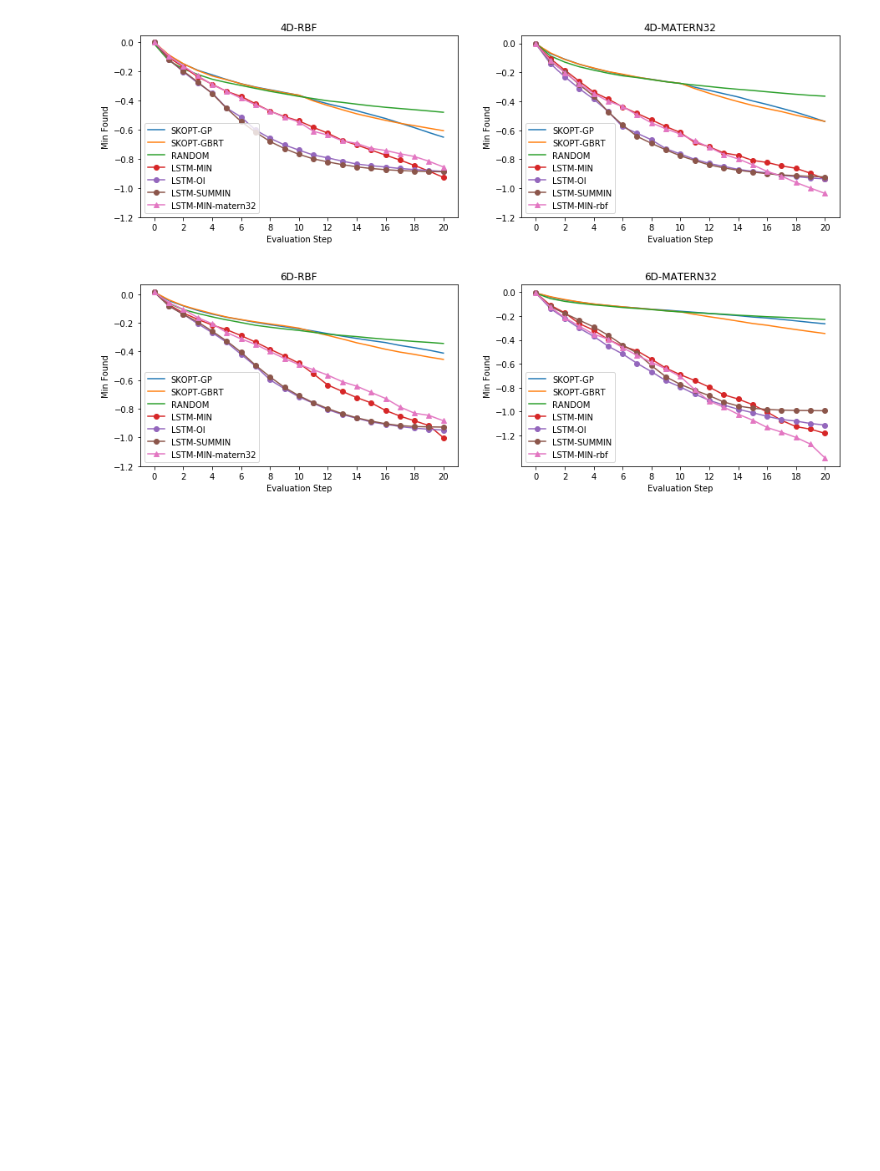
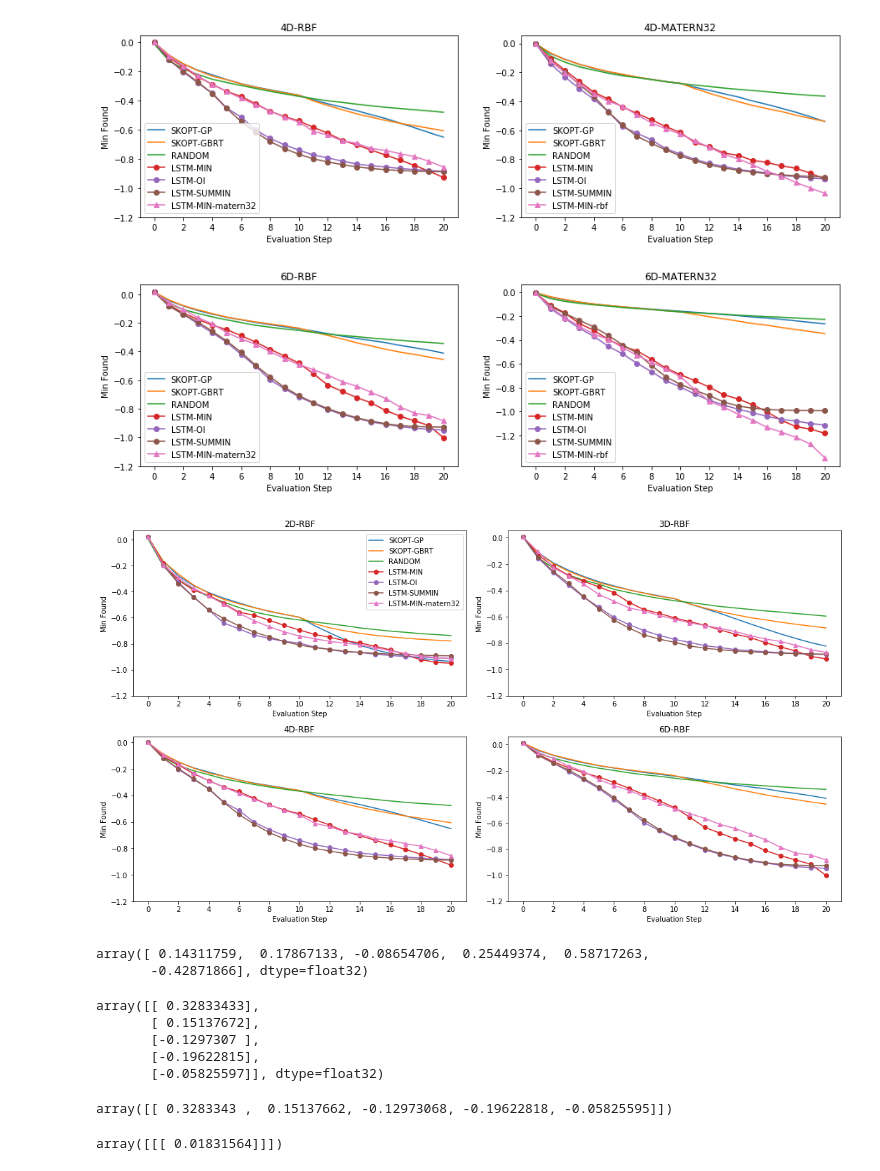
Before and after one commit to p16i/blackbox-optimization-using-rnns, a Jupyter notebook: compare-minimum-value-on-test-data.ipynb, the cells around one changed output. Cells and saved outputs as stored; diff of their text form; code cells hidden in the pictures; blank space fills up the shorter version.

```diff
--- a/compare-minimum-value-on-test-data.ipynb
+++ b/compare-minimum-value-on-test-data.ipynb
@@ -144,3 +143,23 @@ plot_comparision_of_dim(dim=4)
 plot_comparision_of_dim(dim=6)
 # %% [output]
 [figure]
+# %%
+def plot_for_poster():
+    dims = [2,3,4,6]
+    total_dims = len(dims)
+    kernels = ['rbf']
+    plt.figure(figsize=(15,4*total_dims))
+    count = 0
+    for d in range(total_dims):
+        dim = dims[d]
+        for i in range(len(kernels)):
+            plt.subplot(total_dims,2,count+1)
+            plot_min_comparison_of_dim_and_kernel(dim=dim, kernel=kernels[i])
+
+            if i == 0 and d == 0:
+                plt.legend()
+            count = count + 1
+    plt.tight_layout()
+plot_for_poster()
+# %% [output]
+[figure, added]
@@ -146,0 +209,29 @@ plot_comparision_of_dim(dim=6)
+# %%
+np.array(sx)[2, 0,:]
+# %% [output]
+array([ 0.14311759,  0.17867133, -0.08654706,  0.25449374,  0.58717263,
+       -0.42871866], dtype=float32)
+# %%
+np.array(sy)[:5,0,:]
+# %% [output]
+array([[ 0.32833433],
+       [ 0.15137672],
+       [-0.1297307 ],
+       [-0.19622815],
+       [-0.05825597]], dtype=float32)
+# %%
+idx = 0
+length = 2/(6.0)*np.sqrt(6)
+
+# data = np.array([-1]*6)
+    data = np.array(sx)[:5, idx,:].reshape(1,1,6)
+# data = np.array(sx)[:5, 0,:]
+# print(data.shape)
+gp.normalized_gp_function('np', X_test[np.newaxis, idx], A_test[np.newaxis, idx], min_test[np.newaxis, idx], max_test[np.newaxis, idx], \
+    length, gp.kernel_function('rbf'), data)
+# %% [output]
+array([[ 0.3283343 ,  0.15137662, -0.12973068, -0.19622818, -0.05825595]])
+# %%
+gp.rbf_kernel('np', np.array([1,1,1,1]).reshape(1,1,4), np.array([0,0,0,0]).reshape(1,1,4), 1)
+# %% [output]
+array([[[ 0.01831564]]])
```
Also changed, not shown: parts of 6 cells of this notebook, 6 other files.
